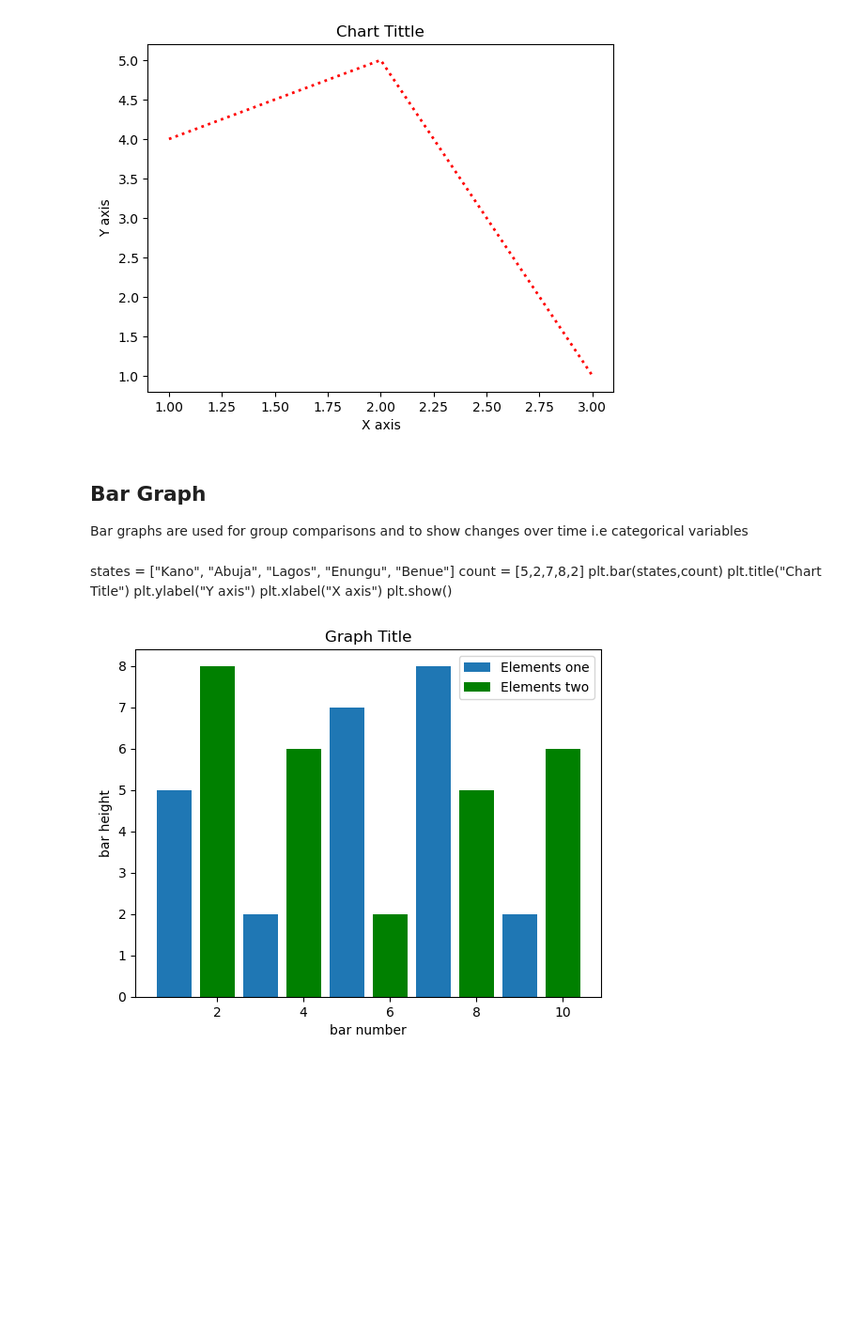
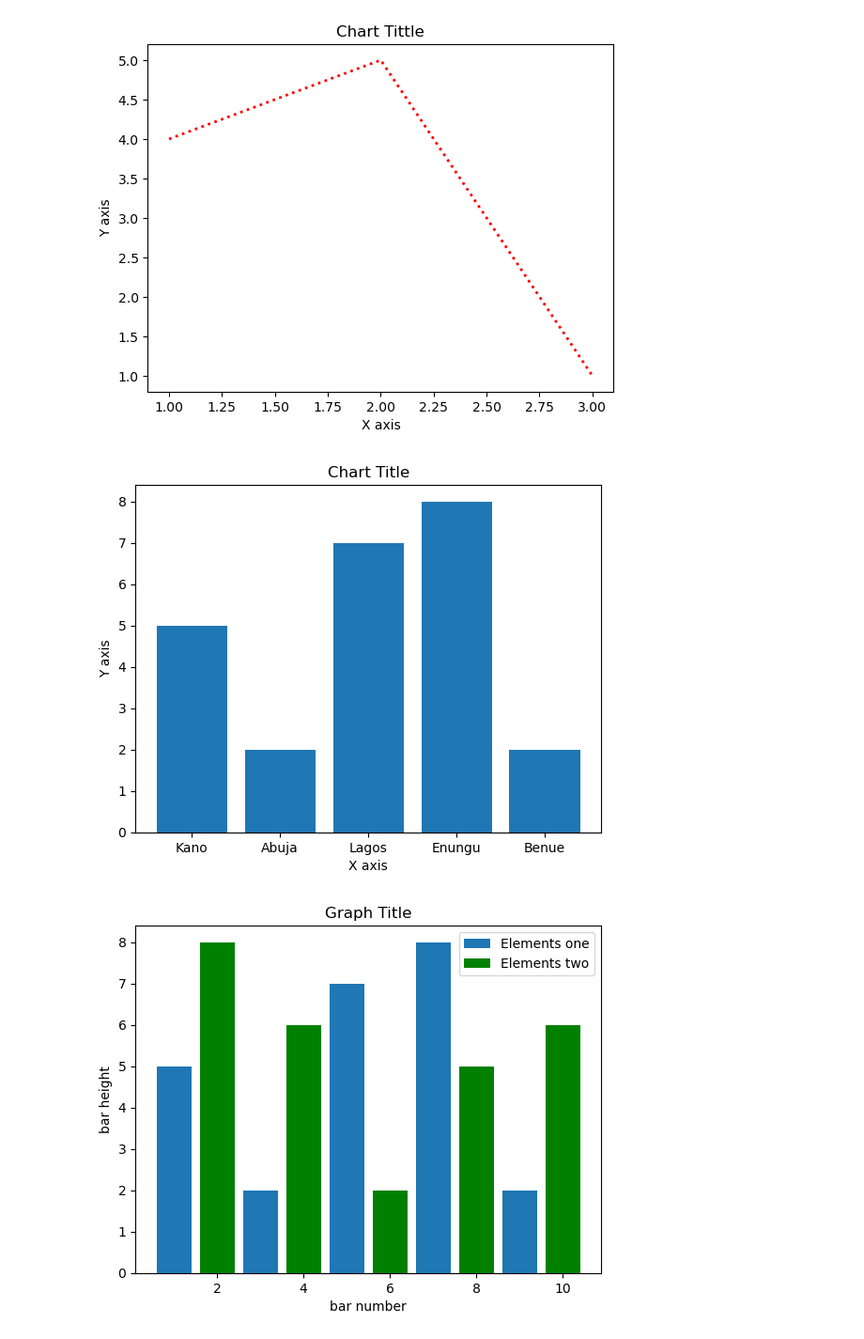
Before and after one commit to agordavidt/Data-Analytics_Course, a Jupyter notebook: python_data_analytics/matplotlib/00-data_visualization.ipynb, the cells around one changed output. Shown: that part at 94% size. Saved outputs shown, nothing was run; the diff lists cells and outputs as text; code cells hidden in the pictures; blank space fills up the shorter version.

```diff
--- a/python_data_analytics/matplotlib/00-data_visualization.ipynb
+++ b/python_data_analytics/matplotlib/00-data_visualization.ipynb
@@ -63,17 +61,16 @@ plt.xlabel("X axis")
 plt.show()
 # %% [output]
 [figure]
-# %% [markdown]
-## Bar Graph
-Bar graphs are used for group comparisons and to show changes over time i.e categorical variables
-# %% [markdown]
-states = ["Kano", "Abuja", "Lagos", "Enungu", "Benue"]
-count = [5,2,7,8,2]
-plt.bar(states,count)
-plt.title("Chart Title")
-plt.ylabel("Y axis")
-plt.xlabel("X axis")
-plt.show()
+# %%
+states = ["Kano", "Abuja", "Lagos", "Enungu", "Benue"]
+count = [5,2,7,8,2]
+plt.bar(states,count)
+plt.title("Chart Title")
+plt.ylabel("Y axis")
+plt.xlabel("X axis")
+plt.show()
+# %% [output]
+[figure, added]
 # %%
 plt.bar([1,3,5,7,9],[5,2,7,8,2], label="Elements one")
 
```
Also changed, not shown: parts of 2 cells of this notebook.
